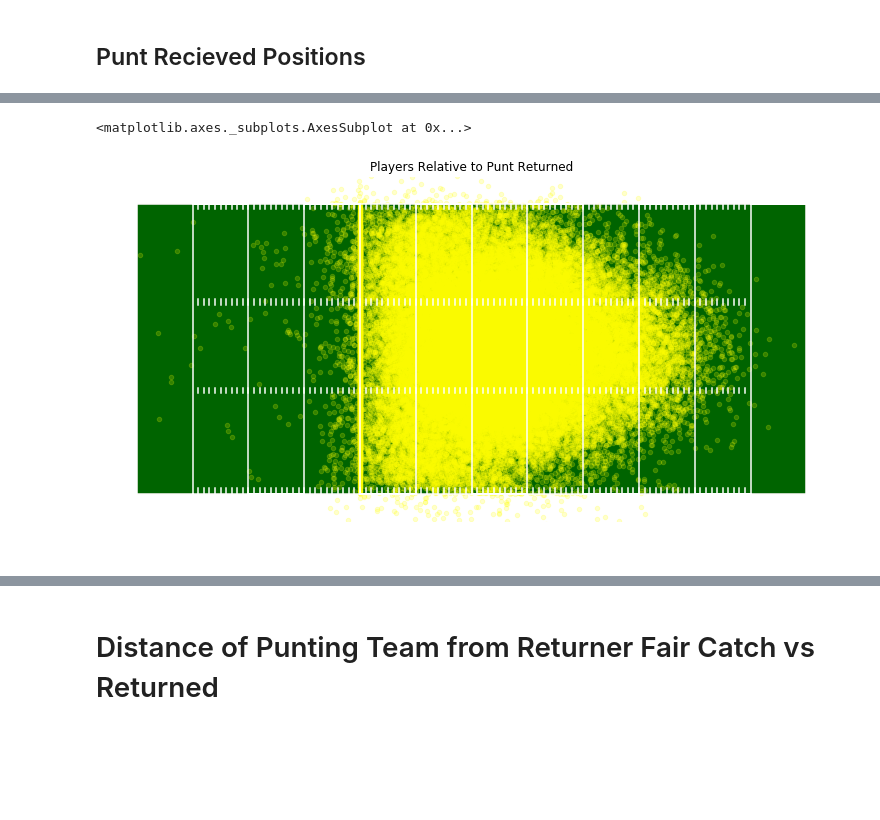
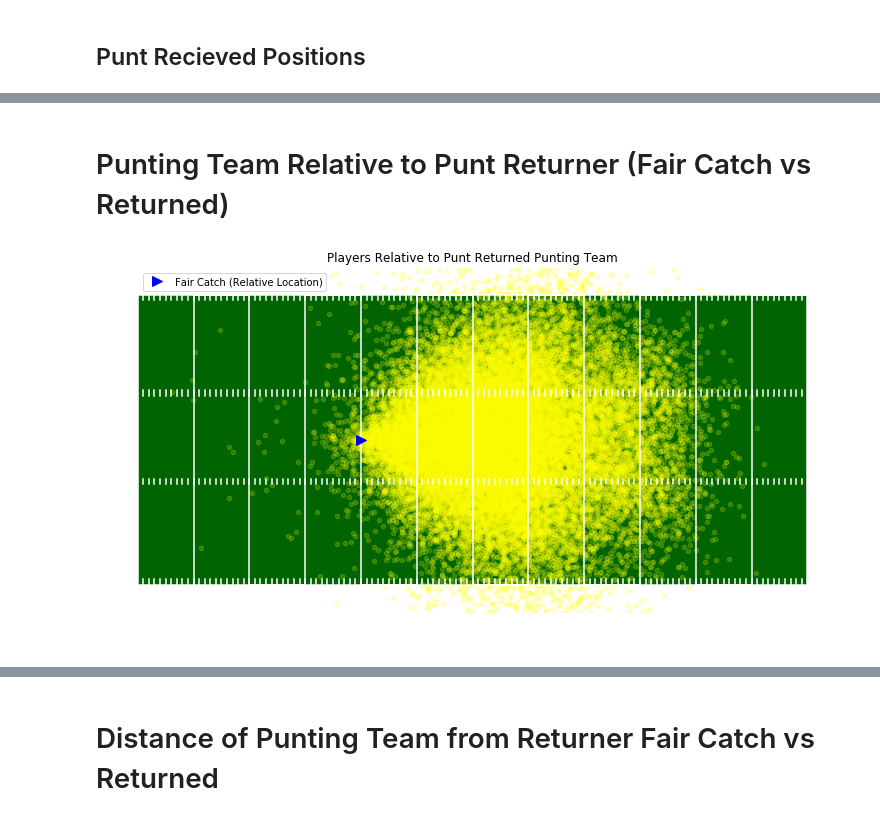
Before and after one commit to RobMulla/kaggle-nfl, a Jupyter notebook: notebooks/Punt_When_Recieved_Analysis.ipynb, the cells around one changed output, grey strips where cells are left out. Cells and saved outputs as stored; diff of their text form; code cells hidden in the pictures; blank space fills up the shorter version.

```diff
--- a/notebooks/Punt_When_Recieved_Analysis.ipynb
+++ b/notebooks/Punt_When_Recieved_Analysis.ipynb
@@ -28,9 +65,16 @@ prec = pd.read_parquet('../working/position_at_punt_recieved.parquet')
+# %% [markdown]
+# Punting Team Relative to Punt Returner (Fair Catch vs Returned)
 # %%
 fig, ax = create_football_field(endzones=False, linenumbers=False)
+prec['y_rel_plus26'] = prec['y_rel'] + 26.65
 prec['x_rel_left_to_right_plus40'] = prec['x_rel_left_to_right'] + 40
-prec.plot(x='x_rel_left_to_right_plus40', y='y', kind='scatter',ax=ax, alpha=0.2, title='Players Relative to Punt Returned', color='yellow')
+prec.loc[prec['punting_returning_team'] == 'Punting_Team'] \
+    .plot(x='x_rel_left_to_right_plus40', y='y_rel_plus26', kind='scatter',ax=ax,
+          alpha=0.2, title='Players Relative to Punt Returned Punting Team', color='yellow')
+caught_point = plt.plot(40, 26.65, '>', color='blue', markersize=10, zorder=5, label='Fair Catch (Relative Location)')
+plt.legend(handles=caught_point)
+plt.show()
 # %% [output]
-<matplotlib.axes._subplots.AxesSubplot at 0x...>
-[figure, old version]
+[figure, new version]
 # %%
 fig, ax = create_football_field(endzones=False, linenumbers=False)
```
Also changed, not shown: parts of 29 cells of this notebook, 7 other files.
